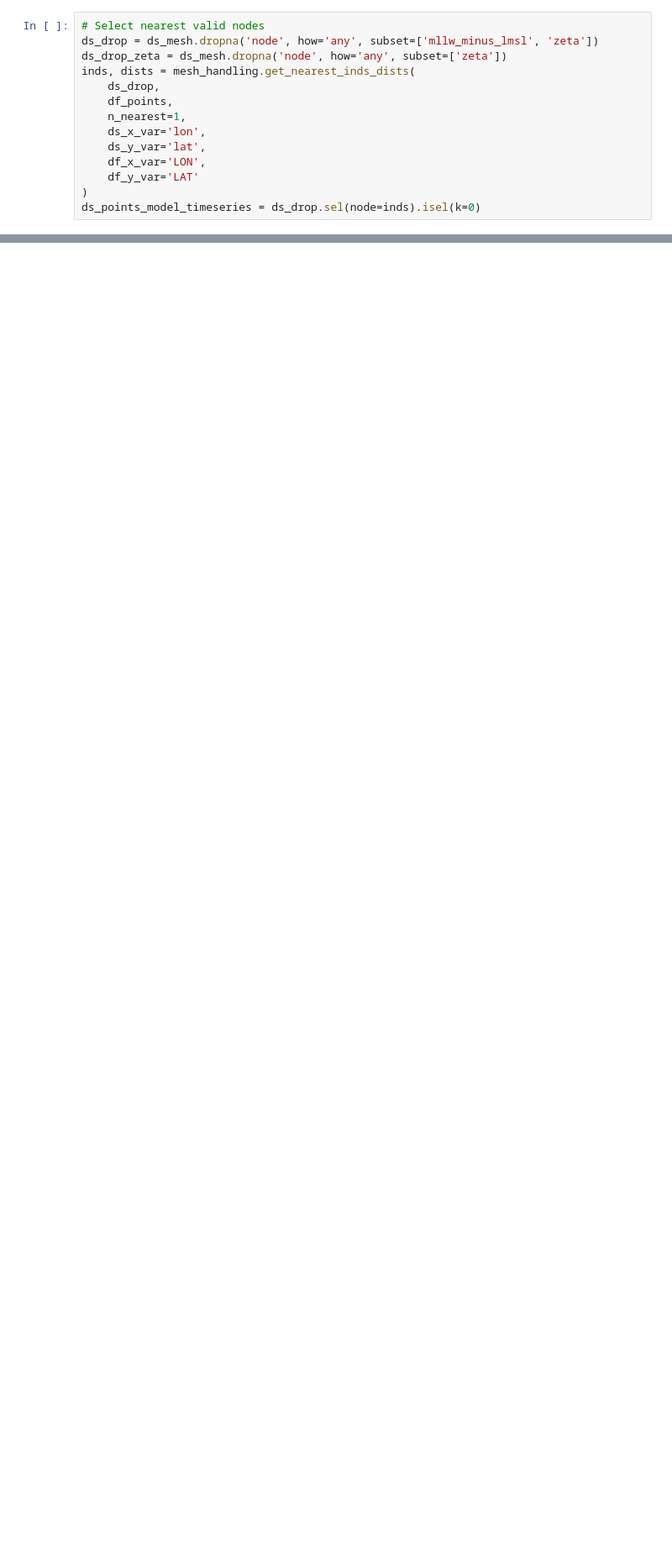
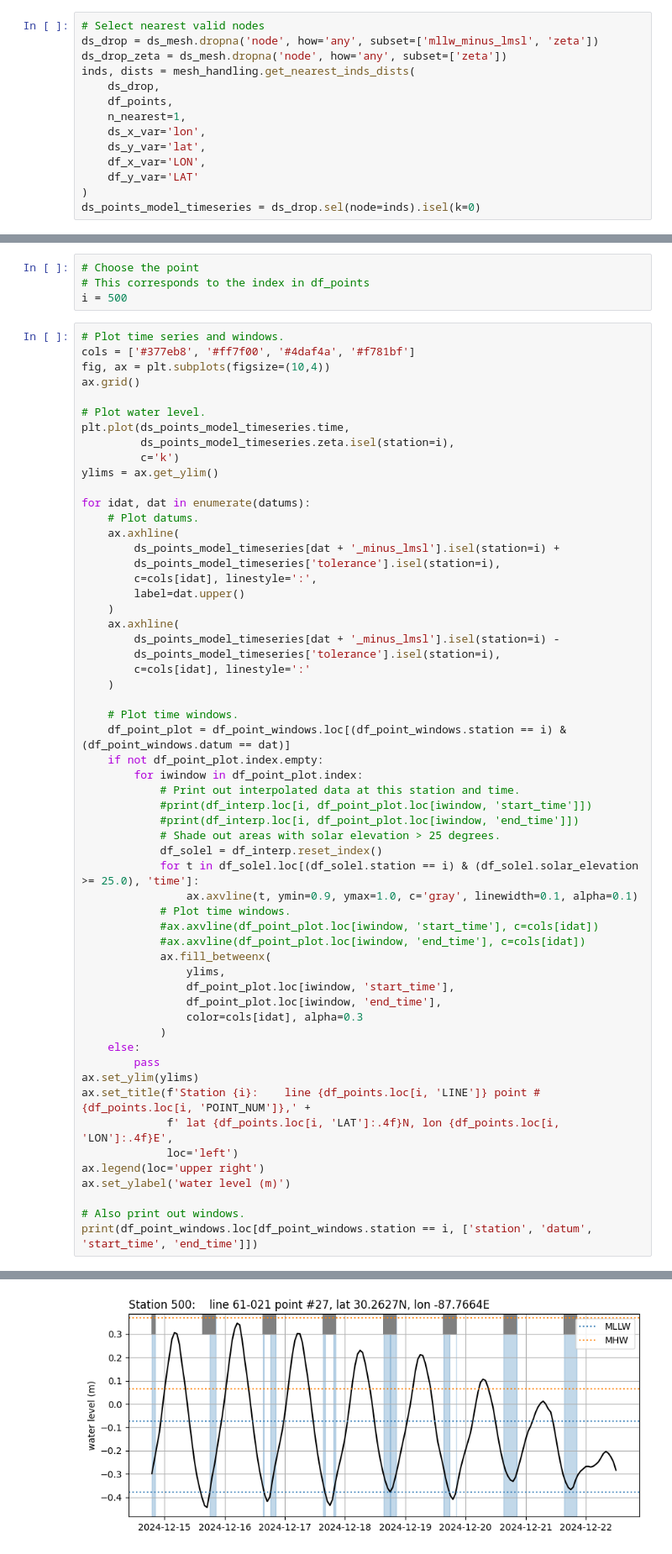
Before and after one commit to noaa-ocs-modeling/ngs-flight-planning, a Jupyter notebook: map_check_calculations.ipynb, the cells around one changed output, grey strips where cells are left out. Shown at 84% size. Drawn from its saved outputs; the diff is of its cells as text; blank space fills up the shorter version.

Commit message:
Updates calculation check notebook with time window plots.

```diff
--- a/map_check_calculations.ipynb
+++ b/map_check_calculations.ipynb
@@ -125,0 +177,62 @@ tiles * calc_image_plot * calc_line_plot * nearest_node_plot * node_lines_plot
+# %%
+# Choose the point
+# This corresponds to the index in df_points
+i = 500
+# %%
+# Plot time series and windows.
+cols = ['#377eb8', '#ff7f00', '#4daf4a', '#f781bf']
+fig, ax = plt.subplots(figsize=(10,4))
+ax.grid()
+
+# Plot water level.
+plt.plot(ds_points_model_timeseries.time,
+         ds_points_model_timeseries.zeta.isel(station=i),
+         c='k')
+ylims = ax.get_ylim()
+
+for idat, dat in enumerate(datums):
+    # Plot datums.
+    ax.axhline(
+        ds_points_model_timeseries[dat + '_minus_lmsl'].isel(station=i) +
+        ds_points_model_timeseries['tolerance'].isel(station=i),
+        c=cols[idat], linestyle=':',
+        label=dat.upper()
+    )
+    ax.axhline(
+        ds_points_model_timeseries[dat + '_minus_lmsl'].isel(station=i) -
+        ds_points_model_timeseries['tolerance'].isel(station=i),
+        c=cols[idat], linestyle=':'
+    )
+
+    # Plot time windows.
+    df_point_plot = df_point_windows.loc[(df_point_windows.station == i) & (df_point_windows.datum == dat)]
+    if not df_point_plot.index.empty:
+        for iwindow in df_point_plot.index:
+            # Print out interpolated data at this station and time.
+            #print(df_interp.loc[i, df_point_plot.loc[iwindow, 'start_time']])
+            #print(df_interp.loc[i, df_point_plot.loc[iwindow, 'end_time']])
+            # Shade out areas with solar elevation > 25 degrees.
+            df_solel = df_interp.reset_index()
+            for t in df_solel.loc[(df_solel.station == i) & (df_solel.solar_elevation >= 25.0), 'time']:
+                ax.axvline(t, ymin=0.9, ymax=1.0, c='gray', linewidth=0.1, alpha=0.1)
+            # Plot time windows.
+            #ax.axvline(df_point_plot.loc[iwindow, 'start_time'], c=cols[idat])
+            #ax.axvline(df_point_plot.loc[iwindow, 'end_time'], c=cols[idat])
+            ax.fill_betweenx(
+                ylims,
+                df_point_plot.loc[iwindow, 'start_time'],
+                df_point_plot.loc[iwindow, 'end_time'],
+                color=cols[idat], alpha=0.3
+            )
+    else:
+        pass
+ax.set_ylim(ylims)
+ax.set_title(f'Station {i}:    line {df_points.loc[i, 'LINE']} point #{df_points.loc[i, 'POINT_NUM']},' +
+             f' lat {df_points.loc[i, 'LAT']:.4f}N, lon {df_points.loc[i, 'LON']:.4f}E',
+             loc='left')
+ax.legend(loc='upper right')
+ax.set_ylabel('water level (m)')
+
+# Also print out windows.
+print(df_point_windows.loc[df_point_windows.station == i, ['station', 'datum', 'start_time', 'end_time']])
+# %% [output]
@@ -125,0 +252 @@ tiles * calc_image_plot * calc_line_plot * nearest_node_plot * node_lines_plot
+[figure, added]
```
Also changed, not shown: parts of 13 cells of this notebook.
